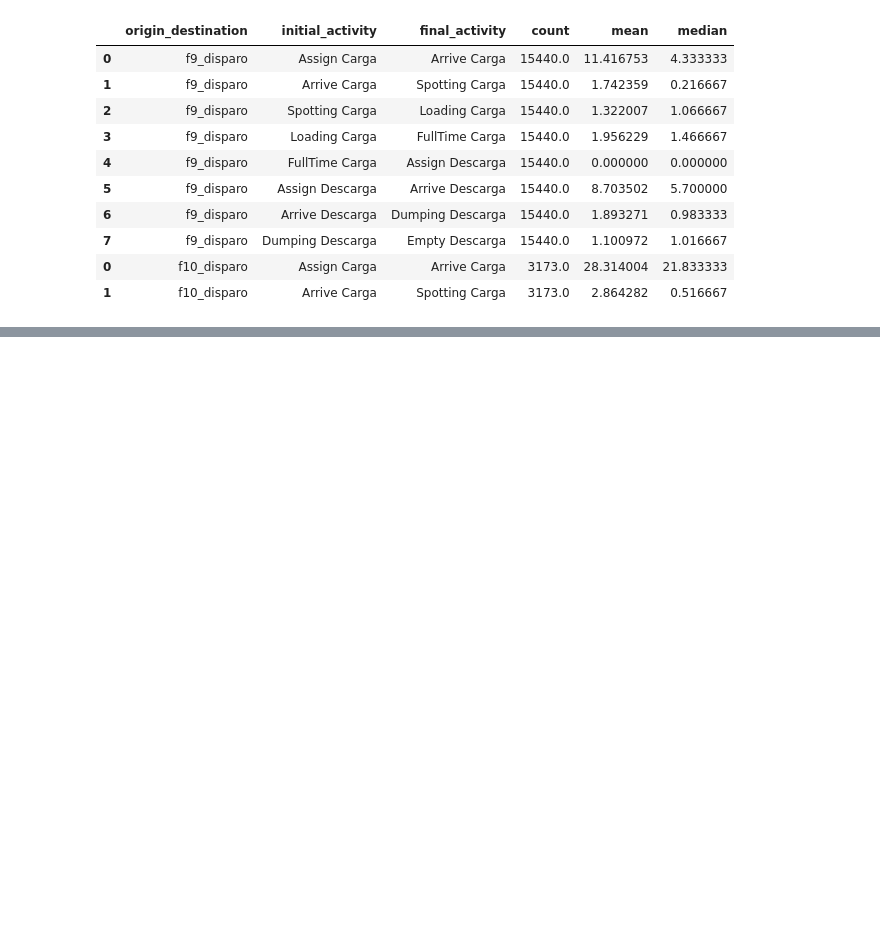
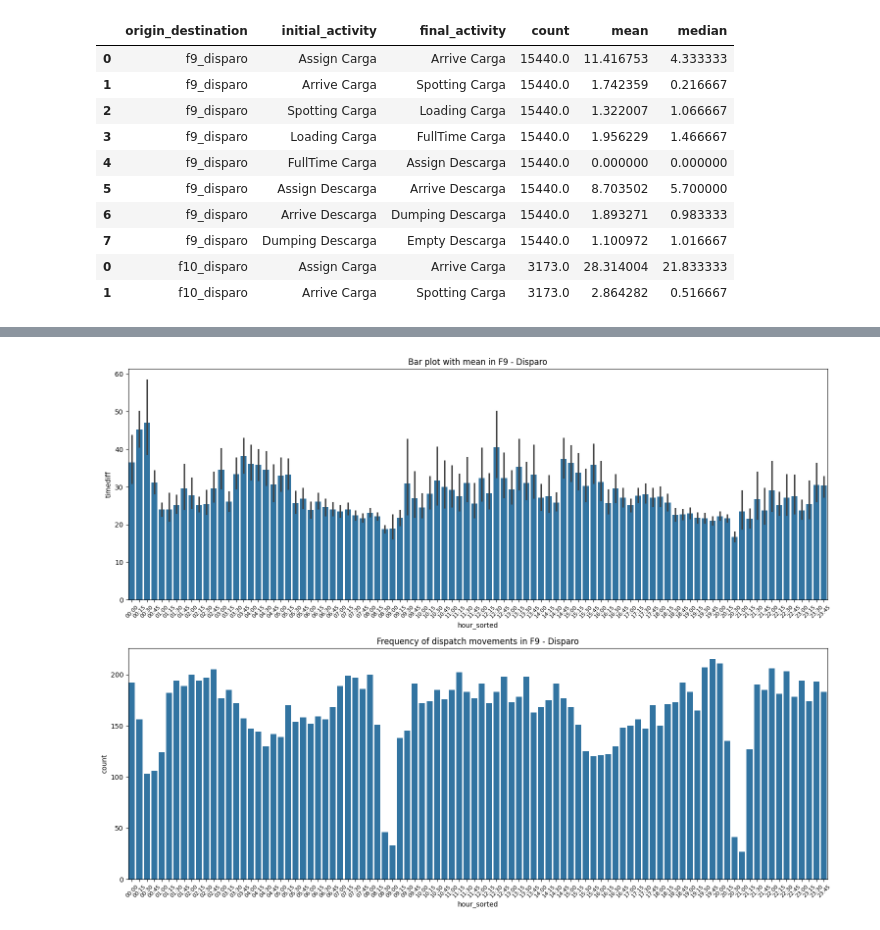
Before and after one commit to AlvaroEscalonaB/PM_MLP, a Jupyter notebook: dispatch-chancado.ipynb, the cells around one changed output, grey strips where cells are left out. Cells and saved outputs as stored; diff of their text form; code cells hidden in the pictures; blank space fills up the shorter version.

Commit message:
Add analysis per origin - destination

```diff
--- a/dispatch-chancado.ipynb
+++ b/dispatch-chancado.ipynb
@@ -207,0 +240,29 @@ summary_per_df.to_csv('data/summary_per_df.csv', index=False)
+# %%
+def plot_process_time(df: pd.DataFrame, origin_destination: str):
+  df_copy = df.copy()
+  df_copy['timediff'] = df_copy[['case_id', 'timestamp']].groupby('case_id')['timestamp'].diff().dt.total_seconds() / 60
+  PERIOD = '15T'
+  short_df = df_copy[['case_id', 'activity', 'timestamp', 'timediff']]
+  between_activities = ['Assign Carga', 'Empty Descarga']
+  df_first_act = short_df[short_df['activity'] == 'Assign Carga'].drop(columns=['timediff'])
+  df_timediff = short_df.groupby('case_id')['timediff'].sum().reset_index()
+  df_merged = df_first_act.merge(df_timediff, on='case_id')
+  df_merged['truncated_ts'] = df_merged.drop(columns=['activity'])['timestamp'].dt.floor(PERIOD)
+  df_merged['format_hour'] = df_merged['truncated_ts'].dt.strftime('%H:%M')
+  df_merged['hour_sorted'] = df_merged['truncated_ts'].dt.strftime('%H.%M').astype(float)
+  df_merged['hour_sorted'] = df_merged['hour_sorted'].astype(int) + (df_merged['hour_sorted'] % 1) * 10 / 6
+  # Obtain unique values for the hour
+  unique_ticks = df_merged[['hour_sorted', 'format_hour']].drop_duplicates().sort_values(by='hour_sorted')
+  # Start figures
+  fig, (ax1, ax2) = plt.subplots(figsize=(15, 11), ncols=1, nrows=2)
+  fig.tight_layout(h_pad=5)
+  sns.barplot(data=df_merged, x='hour_sorted', y='timediff', ax=ax1)
+  ax1.set_title(f'Bar plot with mean in {origin_destination}')
+  ax1.set_xticklabels(unique_ticks['format_hour'], rotation=45, fontsize=8);
+  sns.countplot(data=df_merged, x='hour_sorted', ax=ax2)
+  ax2.set_title(f'Frequency of dispatch movements in {origin_destination}')
+  ax2.set_xticklabels(unique_ticks['format_hour'], rotation=45, fontsize=8);
+
+plot_process_time(df_f9_disparo, 'F9 - Disparo');
+# %% [output]
+[figure, added]
```
Also changed, not shown: parts of 10 cells of this notebook.
